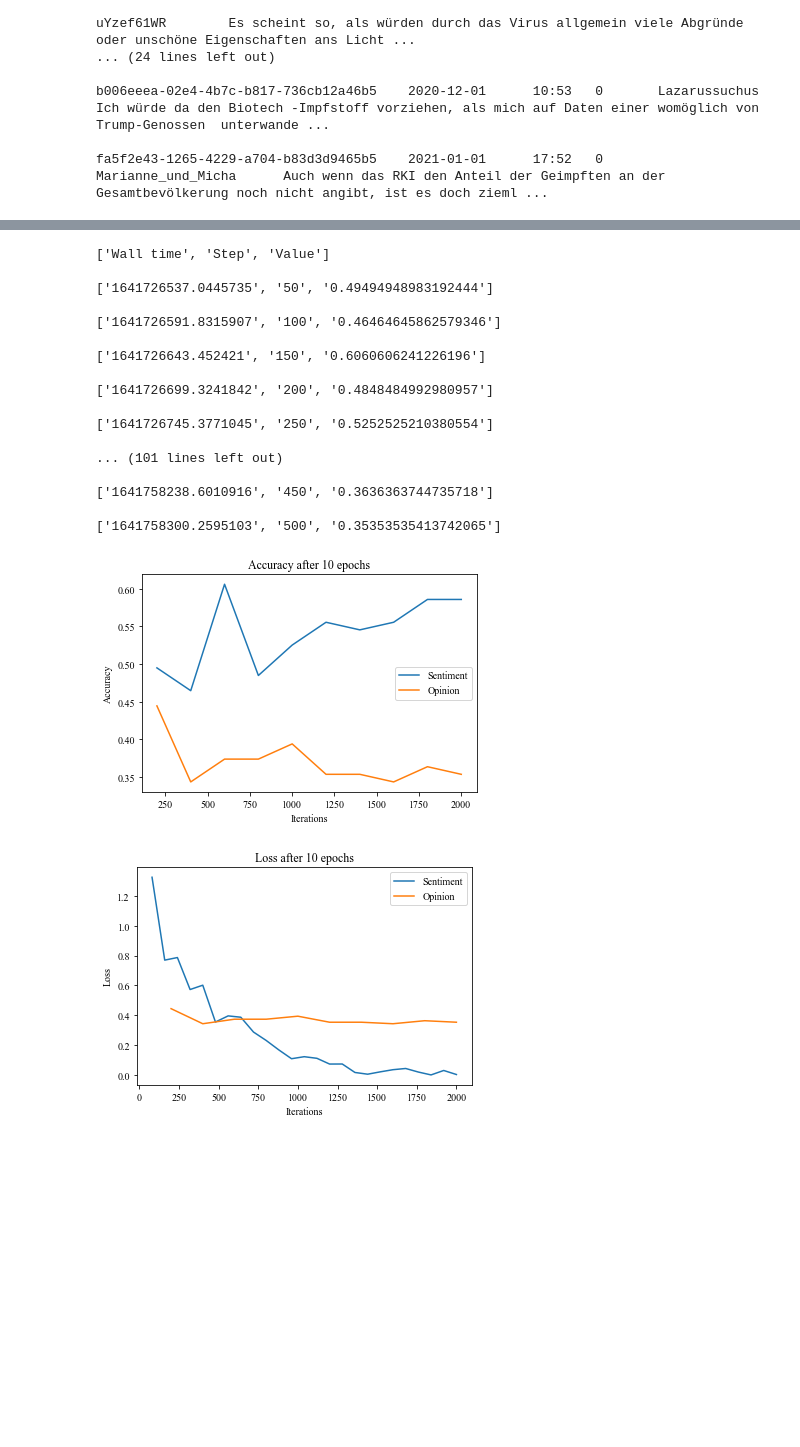
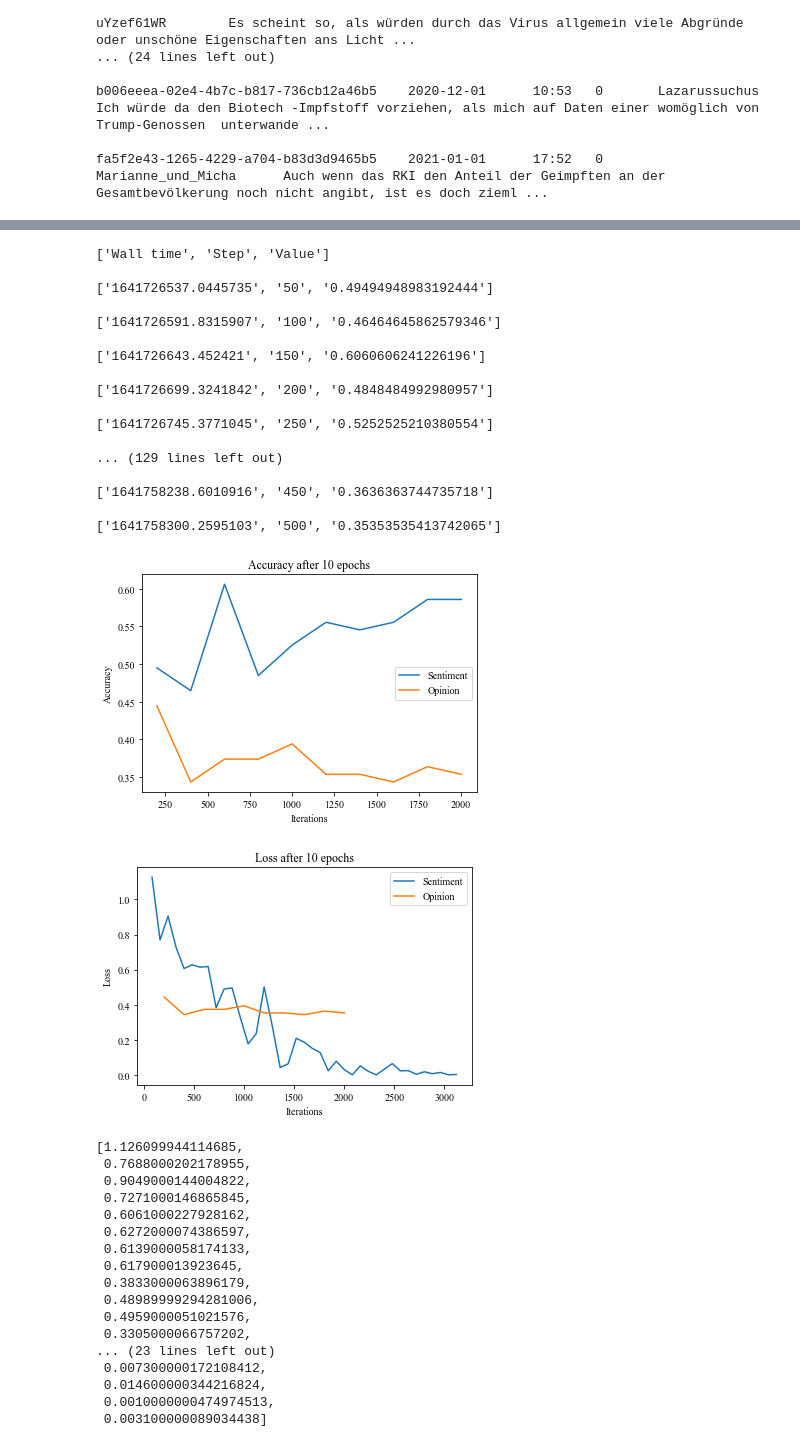
Before and after one commit to KirchnerS/Masterarbeit, a Jupyter notebook: graphs.ipynb, the cells around one changed output, grey strips where cells are left out. Saved outputs shown, nothing was run; the diff lists cells and outputs as text; code cells hidden in the pictures; blank space fills up the shorter version.

Commit message:
Removed unneeded files, added training notebook, annotator data, and updated annotations

```diff
--- a/graphs.ipynb
+++ b/graphs.ipynb
@@ -494,6 +496,8 @@ b006eeea-02e4-4b7c-b817-736cb12a46b5    2020-12-01      10:53   0       Lazaruss
 
 fa5f2e43-1265-4229-a704-b83d3d9465b5    2021-01-01      17:52   0       Marianne_und_Micha      Auch wenn das RKI den Anteil der Geimpften an der Gesamtbevölkerung noch nicht angibt, ist es doch zieml ...
 # %%
+## Annotation loop for adding data to the training file
+
 import webbrowser
 
 
@@ -501,7 +505,7 @@ annotated_data = []
 already_present_data = 0
 
 try:
-    with open("annotated_data_training.txt", encoding="utf-8", mode="r+") as y:
+    with open("annotated_data/annotated_data_training.txt", encoding="utf-8", mode="r+") as y:
         for line in y.readlines():
             if line != "\n":
                 already_present_data += 1
@@ -523,7 +527,7 @@ with open ("shuffled_corona_relevante_kommentare.txt", encoding="utf-8", mode =
             while opinion not in ["neutral", "positive", "negative", "exit"]:
                 opinion = input(f"Opinion --- {kommentar}")
             if opinion == "exit":
-                with open ("annotated_data_training.txt", encoding ="utf-8", mode="a") as x:
+                with open ("annotated_data/annotated_data_training.txt", encoding ="utf-8", mode="a") as x:
                     for line in annotated_data:
                         x.write(line+"\n")
                         done = True
@@ -547,7 +551,7 @@ with open ("shuffled_corona_relevante_kommentare.txt", encoding="utf-8", mode =
         done = True
 
         klasse = ""
-    with open ("annotated_data_training.txt", encoding ="utf-8", mode="a") as x:
+    with open ("annotated_data/annotated_data_training.txt", encoding ="utf-8", mode="a") as x:
         for line in annotated_data:
             x.write(line+"\n")
 # %% [output]
@@ -556,7 +560,7 @@ with open ("shuffled_corona_relevante_kommentare.txt", encoding="utf-8", mode =
 # Sorts out annotations with XXX as label
 data = []
 
-with open ("annotated_data_training.txt", encoding = "utf-8", mode ="r+") as f:
+with open ("annotated_data/annotated_data_training.txt", encoding = "utf-8", mode ="r+") as f:
     for line in f.readlines():
         if len(line.split("\t")) >= 9:
             if line.split("\t")[7] == "XXX":
@@ -564,6 +568,6 @@ with open ("annotated_data_training.txt", encoding = "utf-8", mode ="r+") as f:
             else:
                 data.append(line)
 
-with open("cleaned_annotated_data_training.txt", encoding = "utf-8", mode ="w+") as f:
+with open("annotated_data/cleaned_annotated_data_training.txt", encoding = "utf-8", mode ="w+") as f:
     for line in data:
         f.write(line)
@@ -605,7 +605,7 @@ mpl.rcParams['font.sans-serif'] = 'NSimSun,Times New Roman'
 
 
 sentiment_accuracy, iterations_accuracy_sent = read_values_csv("run-Sentiment_Bert_mit_spiegel_10E_sentiment_500_2e-5_batchsize2-tag-eval_accuracy.csv")
-sentiment_loss, iterations_loss_sent = read_values_csv("run-Sentiment_Bert_mit_spiegel_10E_sentiment_500_2e-5_batchsize2-tag-train_loss.csv")
+sentiment_loss, iterations_loss_sent = read_values_csv("run-runs_Mar09_22-01-14_jones-3-tag-train_loss_sentiment_800.csv")
 
 opinion_accuracy, iterations_accuracy_op = read_values_csv("run-Sentiment_Bert_mit_spiegel_10E_opinion_500_2e-5_batchsize2-tag-eval_accuracy.csv")
 opinion_loss, iterations_loss_op = read_values_csv("run-Sentiment_Bert_mit_spiegel_10E_opinion_500_2e-5_batchsize2-tag-eval_accuracy.csv")
@@ -637,32 +637,49 @@ fig2 = plt.figure()
 plt.plot(iterations_loss_sent, sentiment_loss,  label="Sentiment")
 plt.plot(iterations_loss_op, opinion_loss, label="Opinion")
 plt.xlabel("Iterations")
 plt.ylabel("Loss")
 plt.title("Loss after 10 epochs")
 plt.legend()
 
 
 
 plt.savefig('loss.png')
 
 plt.show()
 # %% [output]
 ['Wall time', 'Step', 'Value']
 
 ['1641726537.0445735', '50', '0.49494948983192444']
 
 ['1641726591.8315907', '100', '0.46464645862579346']
 
 ['1641726643.452421', '150', '0.6060606241226196']
 
 ['1641726699.3241842', '200', '0.4848484992980957']
 
 ['1641726745.3771045', '250', '0.5252525210380554']
 
-... (101 lines left out)
+... (129 lines left out)
 
 ['1641758238.6010916', '450', '0.3636363744735718']
 
 ['1641758300.2595103', '500', '0.35353535413742065']
 [figure]
-[figure, old version]
+[figure, new version]
+[1.126099944114685,
+ 0.7688000202178955,
+ 0.9049000144004822,
+ 0.7271000146865845,
+ 0.6061000227928162,
+ 0.6272000074386597,
+ 0.6139000058174133,
+ 0.617900013923645,
+ 0.3833000063896179,
+ 0.48989999294281006,
+ 0.4959000051021576,
+ 0.3305000066757202,
+... (23 lines left out)
+ 0.007300000172108412,
+ 0.014600000344216824,
+ 0.0010000000474974513,
+ 0.003100000089034438]
```
Also changed, not shown: parts of 5 cells of this notebook, 4 other files.
